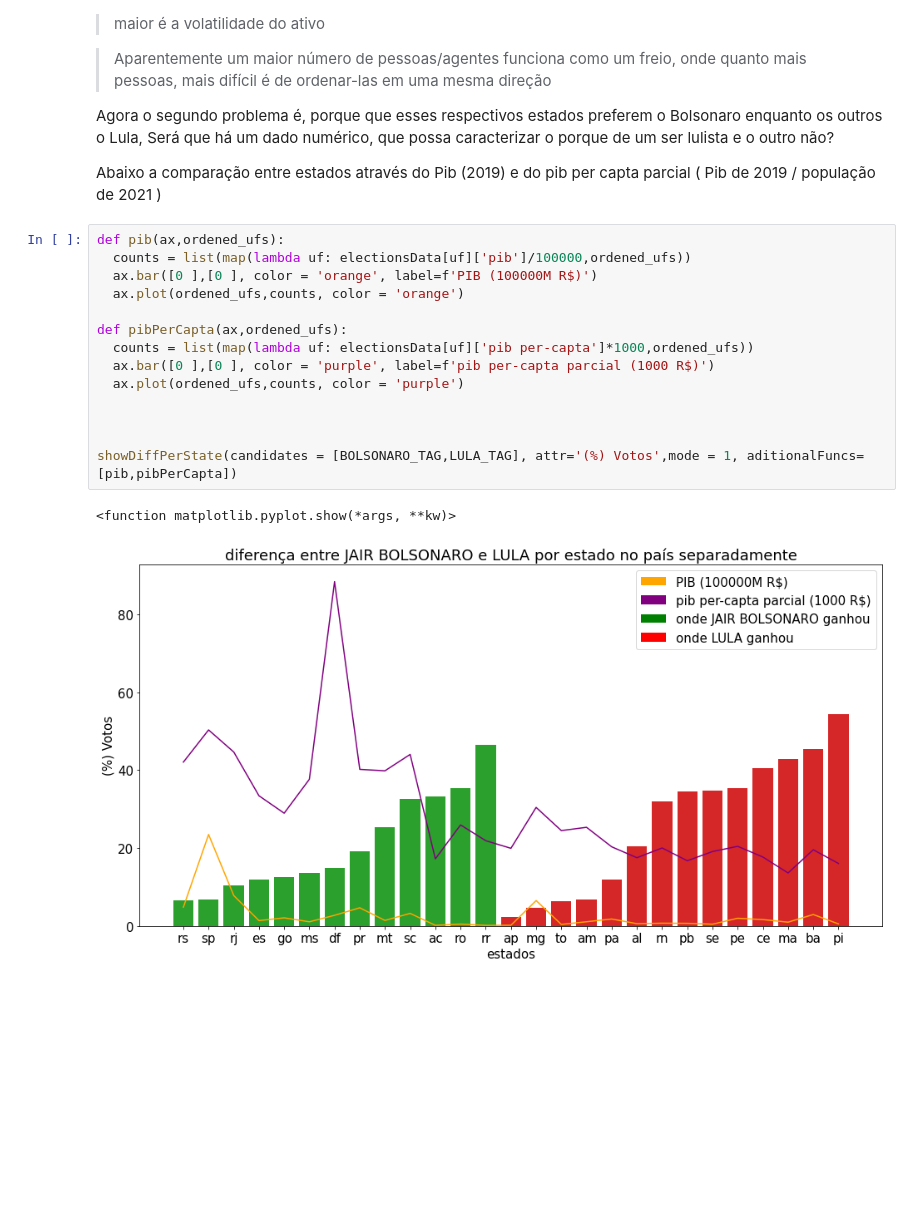
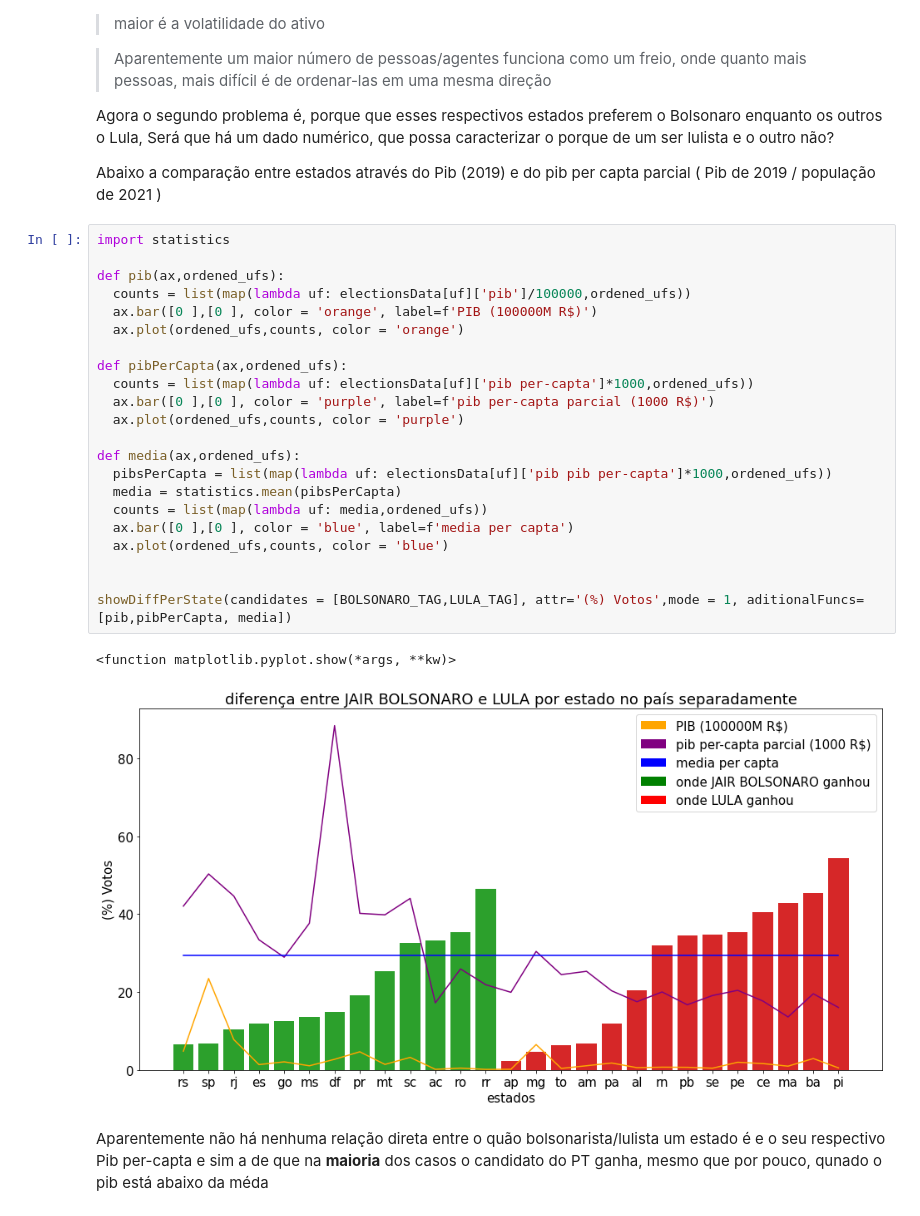
Before and after one commit to luisArthurRodriguesDaSilva/analise-eleicoes-brasileiras-2022, a Jupyter notebook: apuração.ipynb, the cells around one changed output. Saved outputs shown, nothing was run; the diff lists cells and outputs as text; blank space fills up the shorter version.

Commit message:
conclusão pós média pib per capta

```diff
--- a/apuração.ipynb
+++ b/apuração.ipynb
@@ -249,19 +244,29 @@ Agora o segundo problema é, porque que esses respectivos estados preferem o Bol
 
 Abaixo a comparação entre estados através do Pib (2019) e do pib per capta parcial ( Pib de 2019 / população de 2021 )
 # %%
+import statistics
+
 def pib(ax,ordened_ufs):
   counts = list(map(lambda uf: electionsData[uf]['pib']/100000,ordened_ufs))
   ax.bar([0 ],[0 ], color = 'orange', label=f'PIB (100000M R$)')
   ax.plot(ordened_ufs,counts, color = 'orange')
 
 def pibPerCapta(ax,ordened_ufs):
   counts = list(map(lambda uf: electionsData[uf]['pib per-capta']*1000,ordened_ufs))
   ax.bar([0 ],[0 ], color = 'purple', label=f'pib per-capta parcial (1000 R$)')
   ax.plot(ordened_ufs,counts, color = 'purple')
 
+def media(ax,ordened_ufs):
+  pibsPerCapta = list(map(lambda uf: electionsData[uf]['pib pib per-capta']*1000,ordened_ufs))
+  media = statistics.mean(pibsPerCapta)
+  counts = list(map(lambda uf: media,ordened_ufs))
+  ax.bar([0 ],[0 ], color = 'blue', label=f'media per capta')
+  ax.plot(ordened_ufs,counts, color = 'blue')
 
 
-showDiffPerState(candidates = [BOLSONARO_TAG,LULA_TAG], attr='(%) Votos',mode = 1, aditionalFuncs=[pib,pibPerCapta])
+showDiffPerState(candidates = [BOLSONARO_TAG,LULA_TAG], attr='(%) Votos',mode = 1, aditionalFuncs=[pib,pibPerCapta, media])
 # %% [output]
 <function matplotlib.pyplot.show(*args, **kw)>
-[figure, old version]
+[figure, new version]
+# %% [markdown]
+Aparentemente não há nenhuma relação direta entre o quão bolsonarista/lulista um estado é e o seu respectivo Pib per-capta e sim a de que na **maioria** dos casos o candidato do PT ganha, mesmo que por pouco, qunado o pib está abaixo da méda
```
Also changed, not shown: parts of 10 cells of this notebook.
